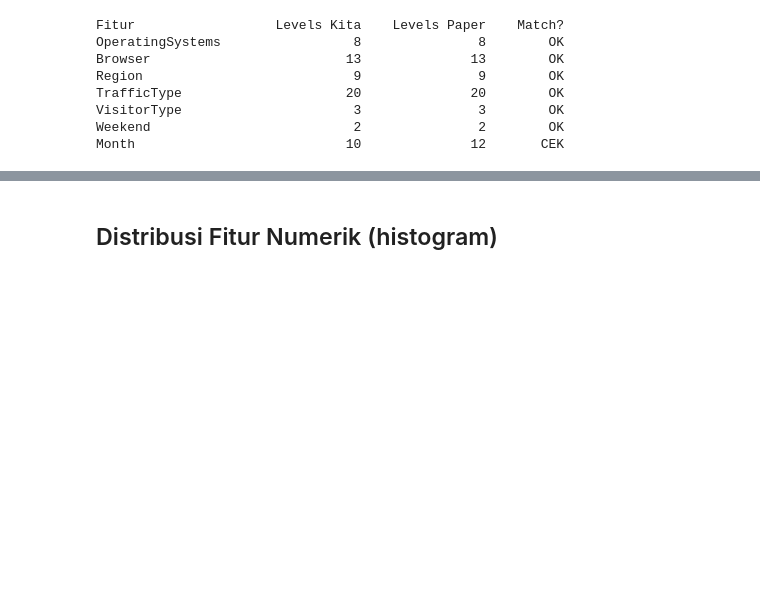
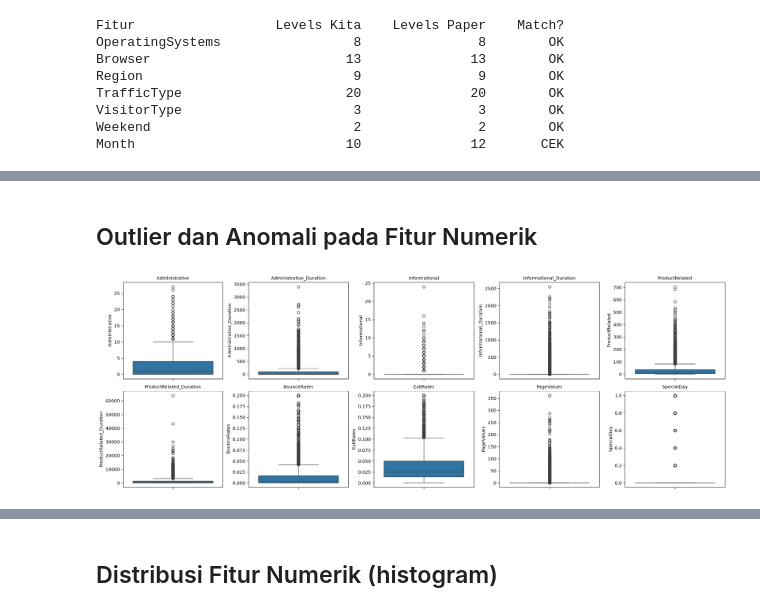
Before and after one commit to vickymahfudy/tugas-data-science, a Jupyter notebook: notebooks/02_eda.ipynb, the cells around one changed output, grey strips where cells are left out. Cells and saved outputs as stored; diff of their text form; code cells hidden in the pictures; blank space fills up the shorter version.

```diff
--- a/notebooks/02_eda.ipynb
+++ b/notebooks/02_eda.ipynb
@@ -162,0 +218,12 @@ plt.show()
+# %% [markdown]
+## Outlier dan Anomali pada Fitur Numerik
+# %%
+fig, axes = plt.subplots(2, 5, figsize=(20, 7))
+for ax, feat in zip(axes.flatten(), numeric_features):
+    sns.boxplot(y=df[feat], ax=ax)
+    ax.set_title(feat, fontsize=10)
+plt.tight_layout()
+plt.savefig('../results/figures/numeric_boxplots.png', dpi=120)
+plt.show()
+# %% [output]
+[figure, added]
```
Also changed, not shown: parts of 19 cells of this notebook, 19 other files.
